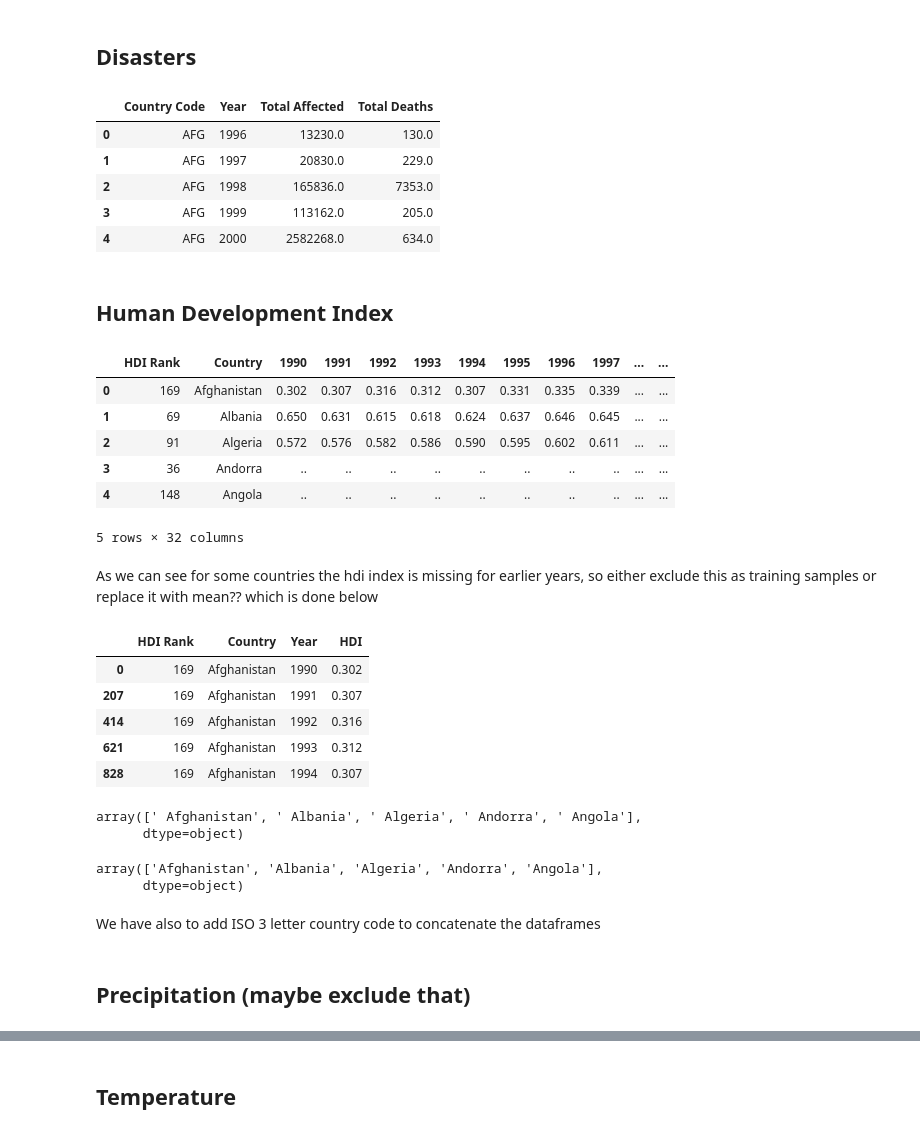
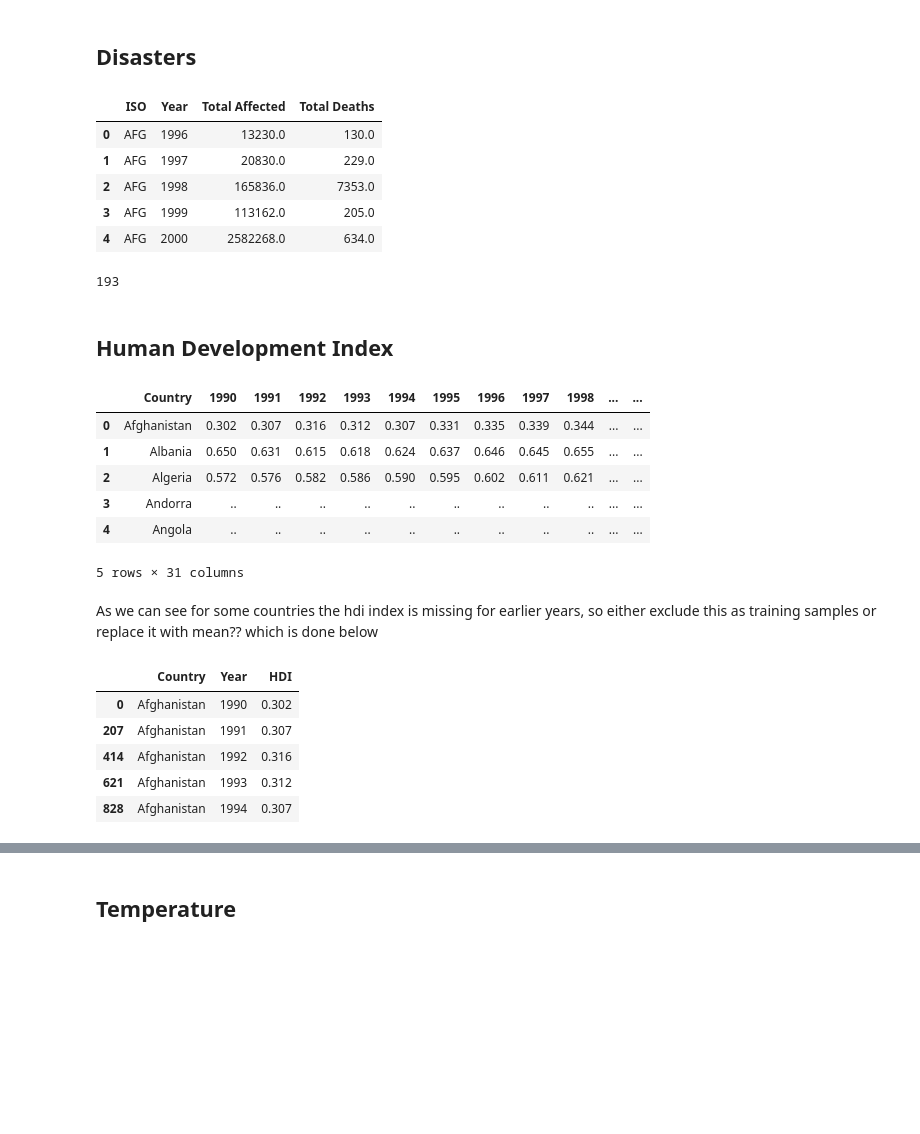
Before and after one commit to Kiril94/AMAS, a Jupyter notebook: Project/Data_analysis.ipynb, the cells around one changed output, grey strips where cells are left out. Cells and saved outputs as stored; diff of their text form; code cells hidden in the pictures; blank space fills up the shorter version.

```diff
--- a/Project/Data_analysis.ipynb
+++ b/Project/Data_analysis.ipynb
@@ -59,9 +121,11 @@ tot_deaths = disasters.groupby(['Country Code','Year'])['Total Deaths'].sum().re
 disasters = pd.concat([tot_aff, tot_deaths], axis = 1)
 #remove columns that occer twice
 disasters = tot_aff.join(tot_deaths['Total Deaths'])
+disasters = disasters.rename(
+    columns={disasters.columns[0]: 'ISO'})
 disasters.head()
 # %% [output]
-|  | Country Code | Year | Total Affected | Total Deaths |
+|  | ISO | Year | Total Affected | Total Deaths |
 | 0 | AFG | 1996 | 13230.0 | 130.0 |
 | 1 | AFG | 1997 | 20830.0 | 229.0 |
 | 2 | AFG | 1998 | 165836.0 | 7353.0 |
@@ -70,41 +139,43 @@ disasters.head()
+# %%
+Input1['ISO'].nunique()
+# %% [output]
+193
 # %% [markdown]
 ## Human Development Index
 # %%
-hdi = pd.read_csv('Data/HDI/HDI.csv', skiprows=5,encoding = "ISO-8859-1")
+hdi0 = pd.read_csv('Data/HDI/HDI.csv', skiprows=5,encoding = "ISO-8859-1")
 #Remove all unnamed columns
-cols = [c for c in hdi.columns if c[:7] != 'Unnamed']
-hdi = hdi[cols]
-hdi.head()
+cols = [c for c in hdi0.columns if (c[:7] != 'Unnamed' and c!='HDI Rank')]
+hdi0 = hdi0[cols]
+hdi0.head()
 # %% [output]
-|  | HDI Rank | Country | 1990 | 1991 | 1992 | 1993 | 1994 | 1995 | 1996 | 1997 | ... | ... |
-| 0 | 169 | Afghanistan | 0.302 | 0.307 | 0.316 | 0.312 | 0.307 | 0.331 | 0.335 | 0.339 | ... | ... |
-| 1 | 69 | Albania | 0.650 | 0.631 | 0.615 | 0.618 | 0.624 | 0.637 | 0.646 | 0.645 | ... | ... |
-| 2 | 91 | Algeria | 0.572 | 0.576 | 0.582 | 0.586 | 0.590 | 0.595 | 0.602 | 0.611 | ... | ... |
-| 3 | 36 | Andorra | .. | .. | .. | .. | .. | .. | .. | .. | ... | ... |
-| 4 | 148 | Angola | .. | .. | .. | .. | .. | .. | .. | .. | ... | ... |
+|  | Country | 1990 | 1991 | 1992 | 1993 | 1994 | 1995 | 1996 | 1997 | 1998 | ... | ... |
+| 0 | Afghanistan | 0.302 | 0.307 | 0.316 | 0.312 | 0.307 | 0.331 | 0.335 | 0.339 | 0.344 | ... | ... |
+| 1 | Albania | 0.650 | 0.631 | 0.615 | 0.618 | 0.624 | 0.637 | 0.646 | 0.645 | 0.655 | ... | ... |
+| 2 | Algeria | 0.572 | 0.576 | 0.582 | 0.586 | 0.590 | 0.595 | 0.602 | 0.611 | 0.621 | ... | ... |
+| 3 | Andorra | .. | .. | .. | .. | .. | .. | .. | .. | .. | ... | ... |
+| 4 | Angola | .. | .. | .. | .. | .. | .. | .. | .. | .. | ... | ... |
-5 rows × 32 columns
+5 rows × 31 columns
 # %% [markdown]
 As we can see for some countries the hdi index is missing for earlier years, so either exclude this as training samples or
 replace it with mean?? which is done below
 # %%
-year_cols = hdi.columns[2:]
-hdi[year_cols] = hdi[year_cols].apply(pd.to_numeric, errors = 'coerce')
-hdi = hdi.T.fillna(hdi.mean(axis=1)).T
+year_cols = hdi0.columns[1:]
+hdi0[year_cols] = hdi0[year_cols].apply(pd.to_numeric, errors = 'coerce')
+hdi1 = hdi0.T.fillna(hdi0.mean(axis=1)).T
 #now convert columns into rows
-hdi = hdi.melt(id_vars=["HDI Rank", "Country"],
+hdi1 = hdi1.melt(id_vars=["Country"],
         var_name="Year",
         value_name="HDI")
-hdi = hdi.sort_values(by=['Country', 'Year'])
-hdi.head()
+hdi1 = hdi1.sort_values(by=['Country', 'Year'])
+hdi1.head()
 # %% [output]
-|  | HDI Rank | Country | Year | HDI |
-| 0 | 169 | Afghanistan | 1990 | 0.302 |
-| 207 | 169 | Afghanistan | 1991 | 0.307 |
-| 414 | 169 | Afghanistan | 1992 | 0.316 |
-| 621 | 169 | Afghanistan | 1993 | 0.312 |
-| 828 | 169 | Afghanistan | 1994 | 0.307 |
+|  | Country | Year | HDI |
+| 0 | Afghanistan | 1990 | 0.302 |
+| 207 | Afghanistan | 1991 | 0.307 |
+| 414 | Afghanistan | 1992 | 0.316 |
+| 621 | Afghanistan | 1993 | 0.312 |
+| 828 | Afghanistan | 1994 | 0.307 |
 # %%
-hdi['Country'].unique()[:5] #some countries have white spaces in the name!!!
+hdi1['Country'].unique()[:5] #some countries have white spaces in the name!!!
+hdi1['Country'] = hdi1['Country'].str.replace(' ', '')#replace that
-# %% [output]
-array([' Afghanistan', ' Albania', ' Algeria', ' Andorra', ' Angola'],
-      dtype=object)
@@ -113,9 +181,0 @@ hdi['Country'] = hdi['Country'].str.replace(' ', '')
-# %%
-hdi['Country'].unique()[:5] #thats better
-# %% [output]
-array(['Afghanistan', 'Albania', 'Algeria', 'Andorra', 'Angola'],
-      dtype=object)
-# %% [markdown]
-We have also to add ISO 3 letter country code to concatenate the dataframes
-# %% [markdown]
-## Precipitation (maybe exclude that)
```
Also changed, not shown: parts of 46 cells of this notebook.
